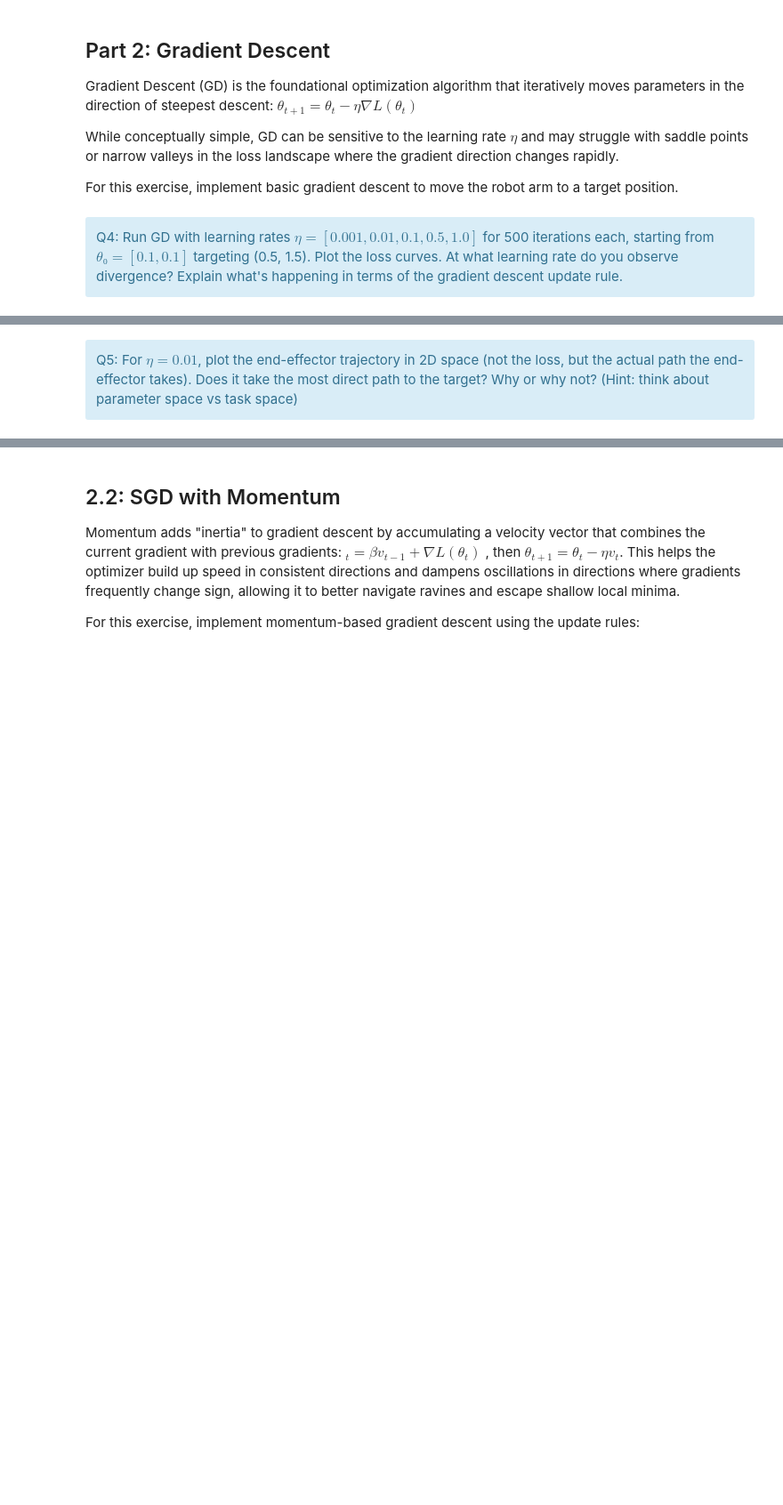
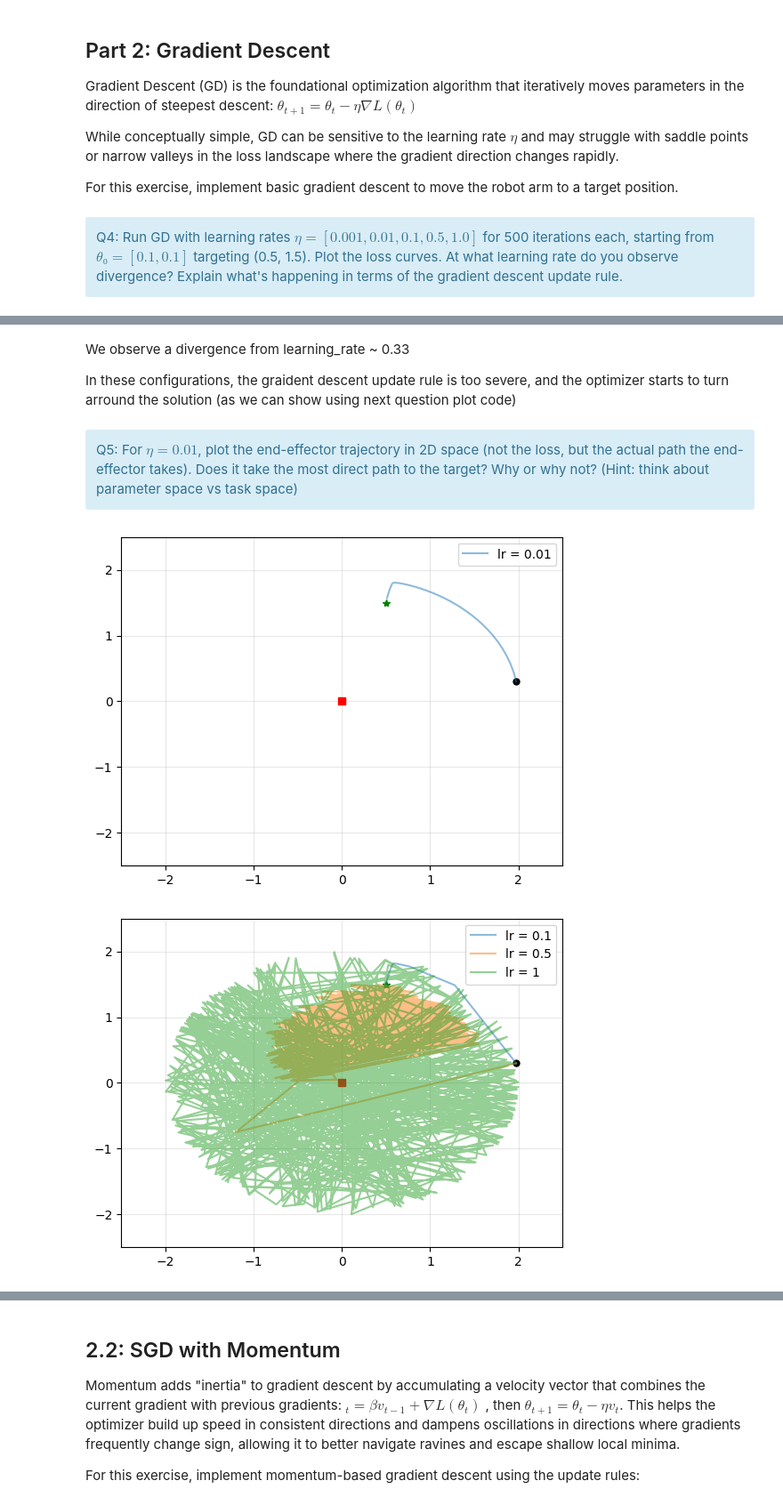
Before and after one commit to alextonon/BE_working_repo, a Jupyter notebook: FSD310_Stochastic/control_BE.ipynb, the cells around one changed output, grey strips where cells are left out. Shown at 89% size. Drawn from its saved outputs; the diff is of its cells as text; code cells hidden in the pictures; blank space fills up the shorter version.

```diff
--- a/FSD310_Stochastic/control_BE.ipynb
+++ b/FSD310_Stochastic/control_BE.ipynb
@@ -281,3 +314,20 @@ For finite differences, use:
   $∂L/∂θᵢ ≈ (L(θ + h*eᵢ) - L(θ - h*eᵢ)) / (2h)$
   where $eᵢ$ is the i-th unit vector and $h = 1e-5$
 </div>
+# %%
+theta = jnp.array([jnp.pi/6, jnp.pi/4])
+
+# Auto differentiation
+grad_autodiff = grad_loss_target(theta, LENGTHS, TARGET_1)
+
+# Finite differences
+h = 1e-5
+e1 = jnp.array([1.0, 0.0])
+e2 = jnp.array([0.0, 1.0])
+
+grad_finite_diffs = jnp.array([(loss_target_reaching((theta + h * e1), LENGTHS, TARGET_1) - loss_target_reaching((theta - h * e1), LENGTHS, TARGET_1)) / (2 * h),
+                              (loss_target_reaching((theta + h * e2), LENGTHS, TARGET_1) - loss_target_reaching((theta - h * e2), LENGTHS, TARGET_1)) / (2 * h)])
+
+# Conclusion
+print("Result with auto-diff:", grad_autodiff)
+print("Result with finite diffs:", grad_finite_diffs)
@@ -340,4 +444,31 @@ Q4: Run GD with learning rates $η = [0.001, 0.01, 0.1, 0.5, 1.0]$ for 500 itera
+# %% [markdown]
+We observe a divergence from learning_rate ~ 0.33
+
+In these configurations, the graident descent update rule is too severe, and the optimizer starts to turn arround the solution (as we can show using next question plot code)
 # %% [markdown]
 <div class="alert alert-info">
 Q5: For $η = 0.01$, plot the end-effector trajectory in 2D space (not the loss, but the actual path the end-effector takes). Does it take the most direct path to the target? Why or why not? (Hint: think about parameter space vs task space)
 </div>
+# %%
+def plot_2d_trajectory(lr_list, fn):
+    plt.figure()
+    plt.grid(True, alpha = 0.3)
+    plt.xlim((-2.5, 2.5))
+    plt.ylim((-2.5, 2.5))
+
+    plt.plot(0 , 0, 'rs')
+    plt.plot(target[0], target[1], 'g*')
+
+    init_ee = fn(theta0, LENGTHS)
+    plt.plot(init_ee[0],init_ee[1],marker = 'o', color = "black", ms="5")
+
+    for eta in lr_list:
+        plt.plot(ee_dict[eta][:,0], ee_dict[eta][:,1],alpha = 0.5, label=f'lr = {eta}')
+    plt.legend()
+
+plot_2d_trajectory([0.01], forward_kinematics_numpy)
+
+plot_2d_trajectory([0.1, 0.5, 1], forward_kinematics_numpy)
+# %% [output]
+[figure, added]
+[figure, added]
```
Also changed, not shown: parts of 20 cells of this notebook.
